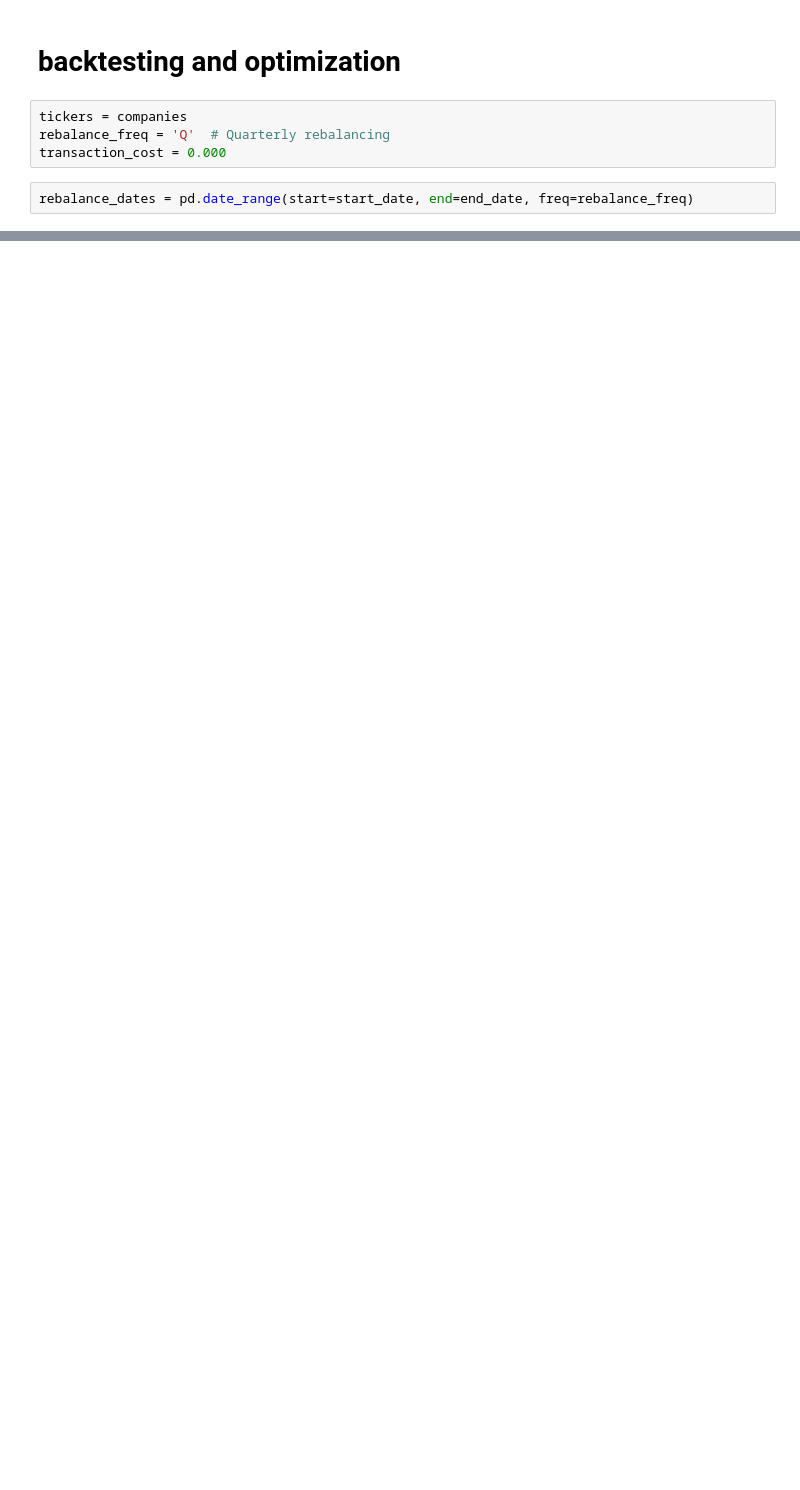
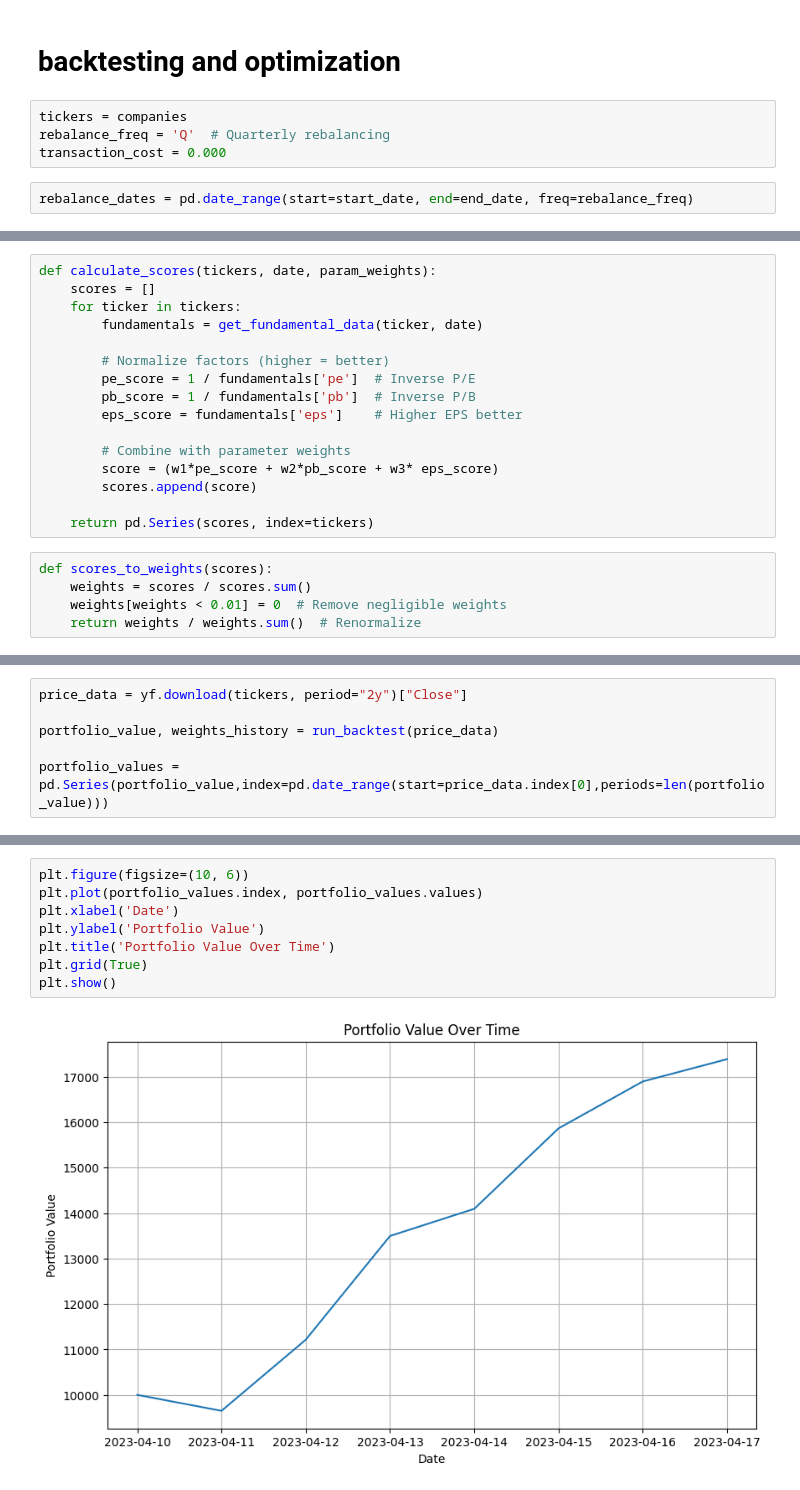
Before and after one commit to agarwalsoham993/portfolio_optimization, a Jupyter notebook: fin.ipynb, the cells around one changed output, grey strips where cells are left out. Saved outputs shown, nothing was run; the diff lists cells and outputs as text; blank space fills up the shorter version.

Commit message:
backtesting

```diff
--- a/fin.ipynb
+++ b/fin.ipynb
@@ -431,0 +461,21 @@ rebalance_dates = pd.date_range(start=start_date, end=end_date, freq=rebalance_f
+# %%
+def calculate_scores(tickers, date, param_weights):
+    scores = []
+    for ticker in tickers:
+        fundamentals = get_fundamental_data(ticker, date)
+
+        # Normalize factors (higher = better)
+        pe_score = 1 / fundamentals['pe']  # Inverse P/E
+        pb_score = 1 / fundamentals['pb']  # Inverse P/B
+        eps_score = fundamentals['eps']    # Higher EPS better
+
+        # Combine with parameter weights
+        score = (w1*pe_score + w2*pb_score + w3* eps_score)
+        scores.append(score)
+
+    return pd.Series(scores, index=tickers)
+# %%
+def scores_to_weights(scores):
+    weights = scores / scores.sum()
+    weights[weights < 0.01] = 0  # Remove negligible weights
+    return weights / weights.sum()  # Renormalize
@@ -431,0 +519,6 @@ rebalance_dates = pd.date_range(start=start_date, end=end_date, freq=rebalance_f
+# %%
+price_data = yf.download(tickers, period="2y")["Close"]
+
+portfolio_value, weights_history = run_backtest(price_data)
+
+portfolio_values = pd.Series(portfolio_value,index=pd.date_range(start=price_data.index[0],periods=len(portfolio_value)))
@@ -431,0 +552,10 @@ rebalance_dates = pd.date_range(start=start_date, end=end_date, freq=rebalance_f
+# %%
+plt.figure(figsize=(10, 6))
+plt.plot(portfolio_values.index, portfolio_values.values)
+plt.xlabel('Date')
+plt.ylabel('Portfolio Value')
+plt.title('Portfolio Value Over Time')
+plt.grid(True)
+plt.show()
+# %% [output]
+[figure, added]
```
Also changed, not shown: parts of 12 cells of this notebook.
